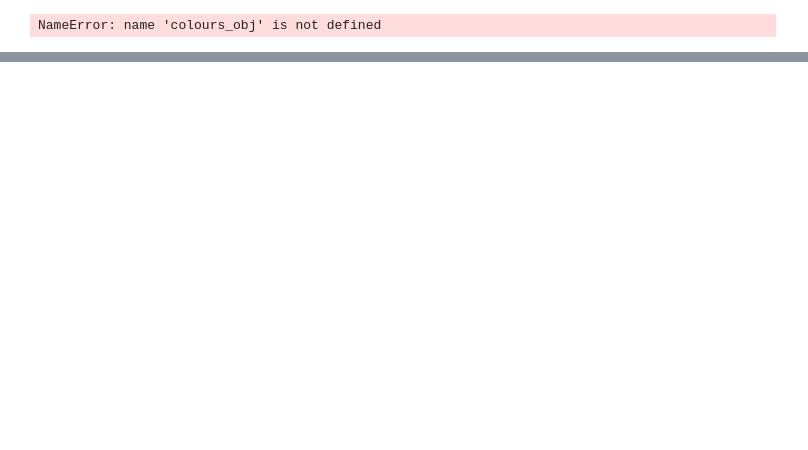
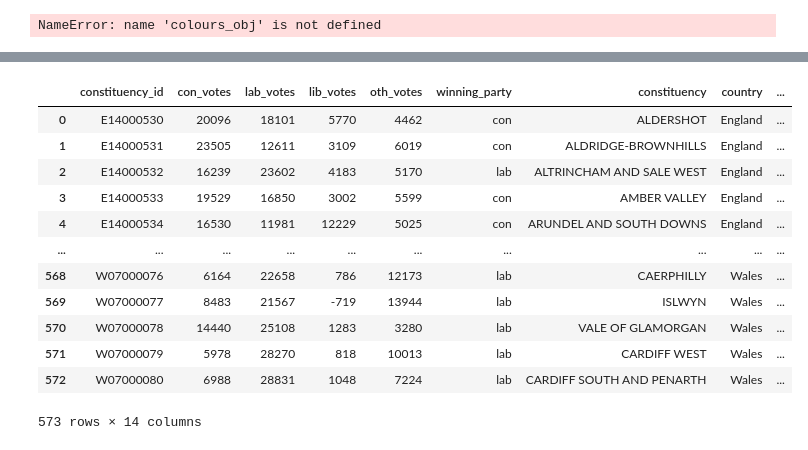
Before and after one commit to willgreen93/UK_election, a Jupyter notebook: interface/how_to.ipynb, the cells around one changed output, grey strips where cells are left out. Drawn from its saved outputs; the diff is of its cells as text; code cells hidden in the pictures; blank space fills up the shorter version.

```diff
--- a/interface/how_to.ipynb
+++ b/interface/how_to.ipynb
@@ -192,0 +251,18 @@ st.altair_chart(bar_ch)
+# %%
+import requests
+
+def fetch_data_from_api(api_url, params=None, headers=None):
+    response = requests.get(api_url, params=params, headers=headers)
+
+    if response.status_code == 200:
+        return response.json()
+    else:
+        return None
+
+
+api_url = "https://ukelection-image-ne4yelgixa-no.a.run.app/predict"
+
+# Fetch data from the API
+api_data = fetch_data_from_api(api_url)
+# %%
+data_source = pd.DataFrame(api_data)
@@ -192,0 +289,16 @@ st.altair_chart(bar_ch)
+# %%
+pd.merge(data_source, df, on='constituency_id', how='left')
+# %% [output]
+|  | constituency_id | con_votes | lab_votes | lib_votes | oth_votes | winning_party | constituency | country | ... |
+| 0 | E14000530 | 20096 | 18101 | 5770 | 4462 | con | ALDERSHOT | England | ... |
+| 1 | E14000531 | 23505 | 12611 | 3109 | 6019 | con | ALDRIDGE-BROWNHILLS | England | ... |
+| 2 | E14000532 | 16239 | 23602 | 4183 | 5170 | lab | ALTRINCHAM AND SALE WEST | England | ... |
+| 3 | E14000533 | 19529 | 16850 | 3002 | 5599 | con | AMBER VALLEY | England | ... |
+| 4 | E14000534 | 16530 | 11981 | 12229 | 5025 | con | ARUNDEL AND SOUTH DOWNS | England | ... |
+| ... | ... | ... | ... | ... | ... | ... | ... | ... | ... |
+| 568 | W07000076 | 6164 | 22658 | 786 | 12173 | lab | CAERPHILLY | Wales | ... |
+| 569 | W07000077 | 8483 | 21567 | -719 | 13944 | lab | ISLWYN | Wales | ... |
+| 570 | W07000078 | 14440 | 25108 | 1283 | 3280 | lab | VALE OF GLAMORGAN | Wales | ... |
+| 571 | W07000079 | 5978 | 28270 | 818 | 10013 | lab | CARDIFF WEST | Wales | ... |
+| 572 | W07000080 | 6988 | 28831 | 1048 | 7224 | lab | CARDIFF SOUTH AND PENARTH | Wales | ... |
+573 rows × 14 columns
```
Also changed, not shown: parts of 4 cells of this notebook, 4 other files.
